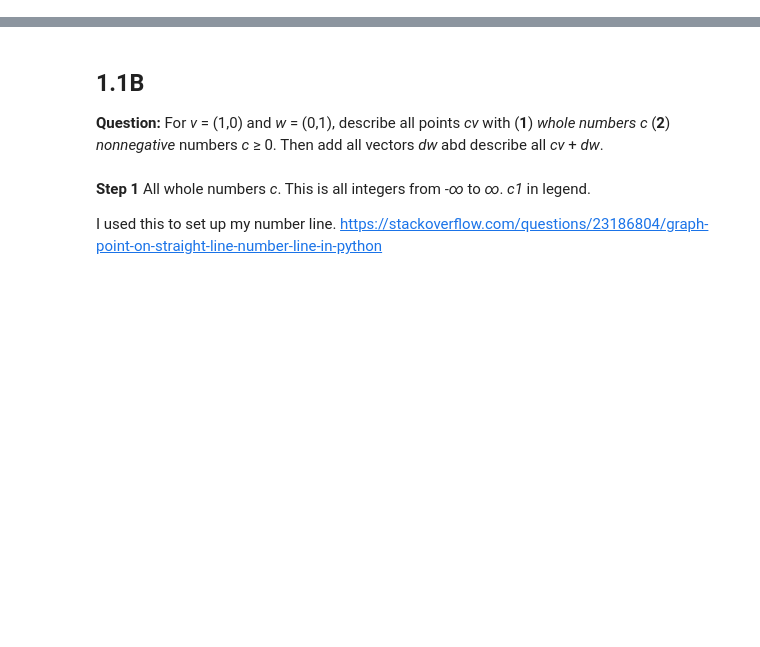
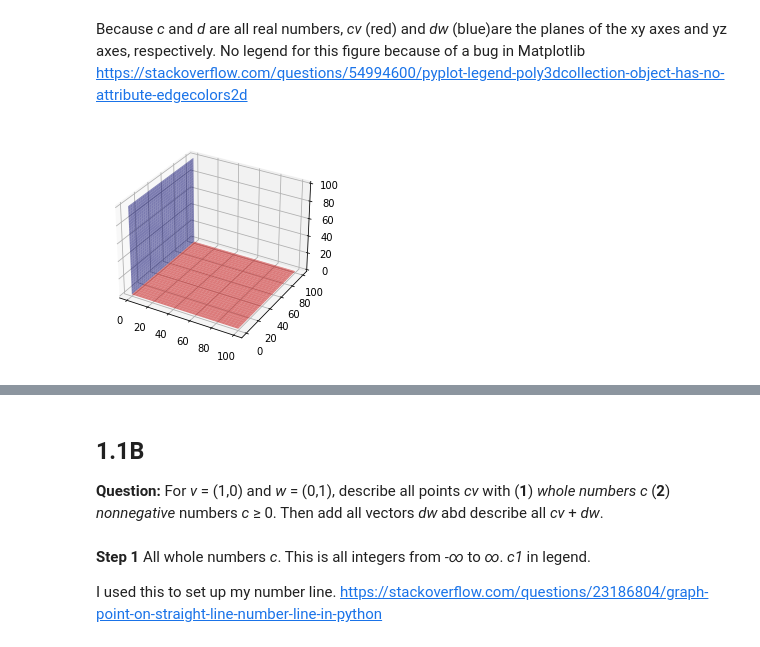
Before and after one commit to theohartsook/some_math_stuff, a Jupyter notebook: Strang Linear Algebra 1.1 Worked Examples.ipynb, the cells around one changed output, grey strips where cells are left out. Saved outputs shown, nothing was run; the diff lists cells and outputs as text; code cells hidden in the pictures; blank space fills up the shorter version.

```diff
--- a/Strang Linear Algebra 1.1 Worked Examples.ipynb
+++ b/Strang Linear Algebra 1.1 Worked Examples.ipynb
@@ -2,0 +25,21 @@
+# %% [markdown]
+Because *c* and *d* are all real numbers, *cv* (red) and *dw* (blue)are the planes of the xy axes and yz axes, respectively. No legend for this figure because of a bug in Matplotlib https://stackoverflow.com/questions/54994600/pyplot-legend-poly3dcollection-object-has-no-attribute-edgecolors2d
+# %%
+x_ax = list(range(0, 101, 1))
+y_ax = list(range(0, 101, 1))
+z_ax = list(range(0, 101, 1))
+
+vx, vy = np.meshgrid(x_ax, y_ax)
+vz = vx*0 + vy*0
+
+wy, wz = np.meshgrid(y_ax, z_ax)
+wx = wy*0 + wz*0
+
+plt3d = plt.figure().gca(projection='3d')
+plt3d.plot_surface(vx, vy, vz, color='r', alpha=0.5, label='cv')
+plt3d.plot_surface(wx, wy, wz, color='b', alpha=0.5, label='dw')
+
+#plt3d.legend()
+plt.show()
+# %% [output]
+[figure, added]
```
Also changed, not shown: parts of 14 cells of this notebook, 1 other file.
